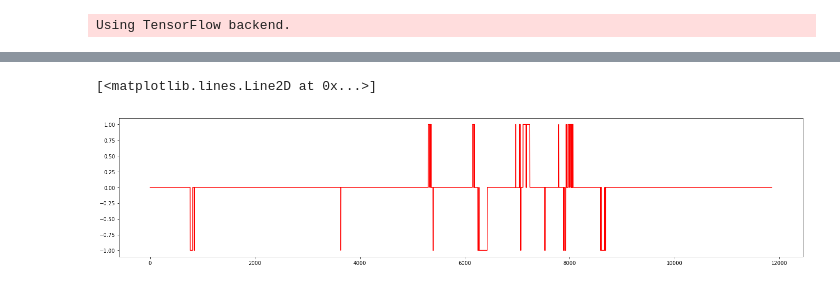
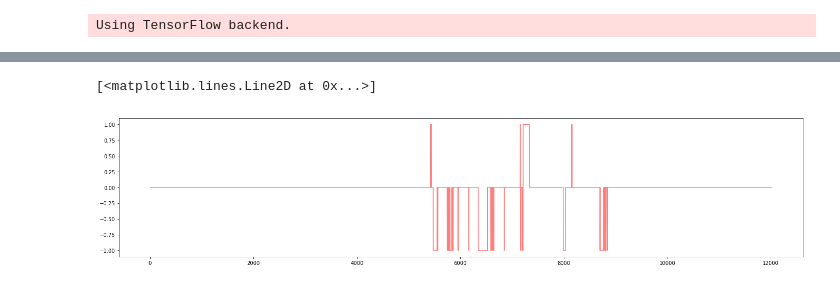
Before and after one commit to CienegaOrchards/Learning, a Jupyter notebook: Weather supplemental data.ipynb, the cells around one changed output, grey strips where cells are left out. Drawn from its saved outputs; the diff is of its cells as text; code cells hidden in the pictures.

```diff
--- a/Weather supplemental data.ipynb
+++ b/Weather supplemental data.ipynb
@@ -107,0 +66,9 @@ train_x.shape, val_x.shape, train_y.shape, val_y.shape
+# %%
+train_idx = np.where(data.day_of_year%10!=0)
+val_idx = np.where(data.day_of_year%10==0)
+
+train_x, train_y = all_x[train_idx], all_y[train_idx]
+val_x, val_y = all_x[val_idx], all_y[val_idx]
+
+train_data = data.iloc[train_idx]
+validation_data = data.iloc[val_idx]
@@ -108,32 +79,19 @@ train_x.shape, val_x.shape, train_y.shape, val_y.shape
 # %%
 model = Sequential([
     BatchNormalization(input_shape=(seq_length, train_x.shape[2])),
+    Dropout(0.25),
 
-    Conv1D(64, 5, padding='causal', activation='relu'),
+    Conv1D(128, 3, padding='causal', activation='relu'),
     BatchNormalization(),
-    Conv1D(64, 5, padding='causal', activation='relu'),
-    MaxPooling1D(4),
+    Conv1D(128, 3, padding='causal', activation='relu'),
+    MaxPooling1D(),
     BatchNormalization(),
 
-    Conv1D(128, 5, padding='causal', activation='relu'),
+    Conv1D(256, 3, padding='same', activation='relu'),
     BatchNormalization(),
-    Conv1D(128, 5, padding='causal', activation='relu'),
-    MaxPooling1D(4),
+    Conv1D(256, 3, padding='same', activation='relu'),
+    MaxPooling1D(),
     BatchNormalization(),
-
-
-    Conv1D(256, 5, padding='causal', activation='relu'),
-    BatchNormalization(),
-    Conv1D(256, 5, padding='causal', activation='relu'),
-    MaxPooling1D(4),
-    BatchNormalization(),
-
-
-#     Conv1D(256, 3, padding='same', activation='relu'),
-#     BatchNormalization(),
-#     Conv1D(256, 3, padding='same', activation='relu'),
-#     BatchNormalization(),
-#     MaxPooling1D(),
 
 #     Conv1D(512, 3, padding='same', activation='relu'),
 #     BatchNormalization(),
@@ -171,9 +129,11 @@ Non-trainable params: 2,838
 _________________________________________________________________
 # %%
+callback = ReduceLROnPlateau(patience=2, verbose=1, monitor='loss')
+
 model.fit(train_x, train_y,
           epochs=20,
           batch_size=batch_size,
           validation_data=(val_x, val_y),
           class_weight={0:1, 1:fp_fn_ratio},
-          callbacks=[ReduceLROnPlateau(patience=5, verbose=1)])
+          callbacks=[callback])
 # %% [output]
@@ -198,9 +158,10 @@ KeyboardInterrupt:
 # %%
 plt.figure(figsize=(24,5))
-plt.plot(val_y-np.round(model.predict(val_x, batch_size=batch_size)), 'r')
+plt.plot(val_y-np.round(model.predict(val_x, batch_size=batch_size)), color=(1,0,0,0.5))
+#plt.plot(np.round(model.predict(val_x, batch_size=batch_size)), color=(0,0,1,0.5))
 # %% [output]
 [<matplotlib.lines.Line2D at 0x...>]
-[figure, old version]
+[figure, new version]
 # %%
 val_pseudo = np.round(model.predict(val_x, batch_size=batch_size))
 combo_x = np.concatenate((train_x, val_x))
```
Also changed, not shown: parts of 19 cells of this notebook, 3 other files.
